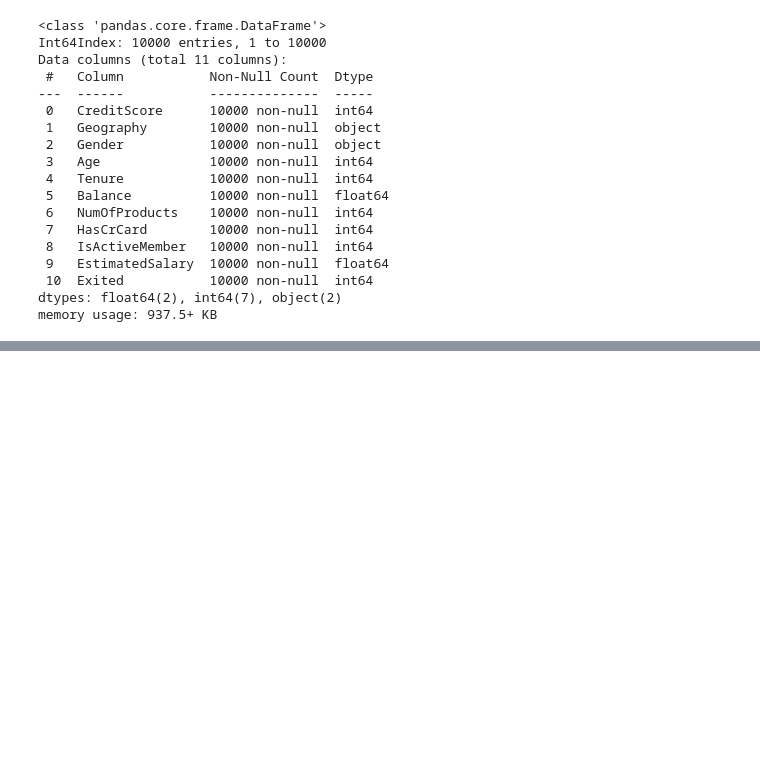
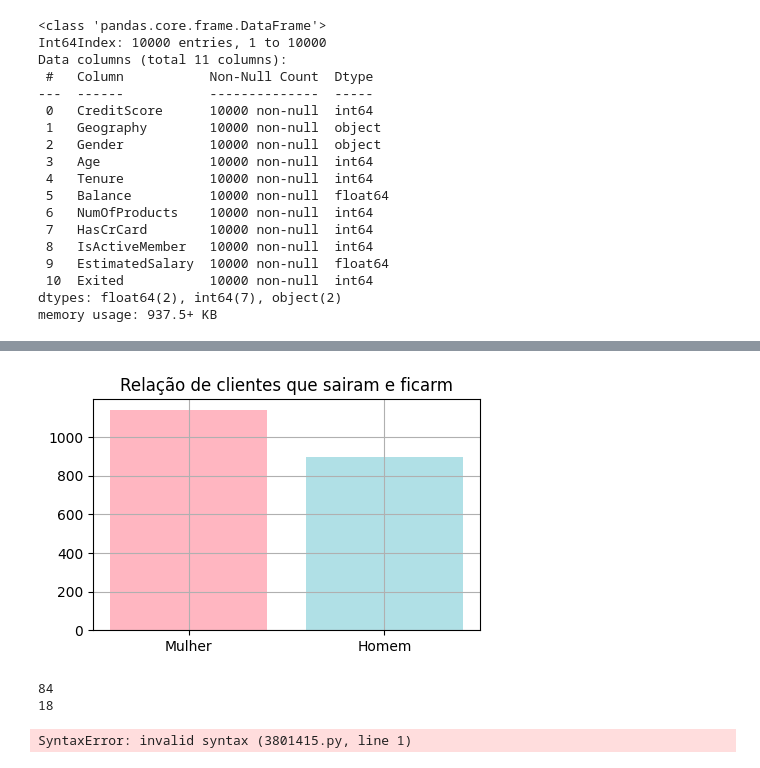
Before and after one commit to nathanmss/ADA_letscode_suzano, a Jupyter notebook: aula2.ipynb, the cells around one changed output, grey strips where cells are left out. Saved outputs shown, nothing was run; the diff lists cells and outputs as text; code cells hidden in the pictures; blank space fills up the shorter version.

```diff
--- a/aula2.ipynb
+++ b/aula2.ipynb
@@ -117,0 +133,3 @@ df_churn_quantita.describe().round(0)
+# %%
+df_churn_exited = df_churn.loc[df_churn['Exited']==1] # separando clientes que sairam.
+df_churn_exited
@@ -117,0 +189,28 @@ df_churn_quantita.describe().round(0)
+# %%
+labels = ['Mulher', 'Homem']
+vals = df_churn_exited.Gender.value_counts()
+fig, ax = plt.subplots(figsize=(5, 3))
+ax.bar(labels, vals, color=['#FFB6C1', '#B0E0E6'])
+ax.grid()
+ax.set_title('Relação de clientes que sairam e ficarm', fontsize=12)
+
+plt.show()
+# %% [output]
+[figure, added]
+# %%
+print(df_churn_exited['Age'].max())
+print(df_churn_exited['Age'].min())
+# %% [output]
+84
+18
+# %%
+labels = [18:84]
+vals = df_churn_exited.Gender.value_counts()
+fig, ax = plt.subplots(figsize=(5, 3))
+ax.bar(labels, vals, color=['#FFB6C1', '#B0E0E6'])
+ax.grid()
+ax.set_title('Relação de clientes que sairam e ficarm', fontsize=12)
+
+plt.show()
+# %% [output]
+SyntaxError: invalid syntax (3801415.py, line 1)
```
Also changed, not shown: parts of 21 cells of this notebook.
